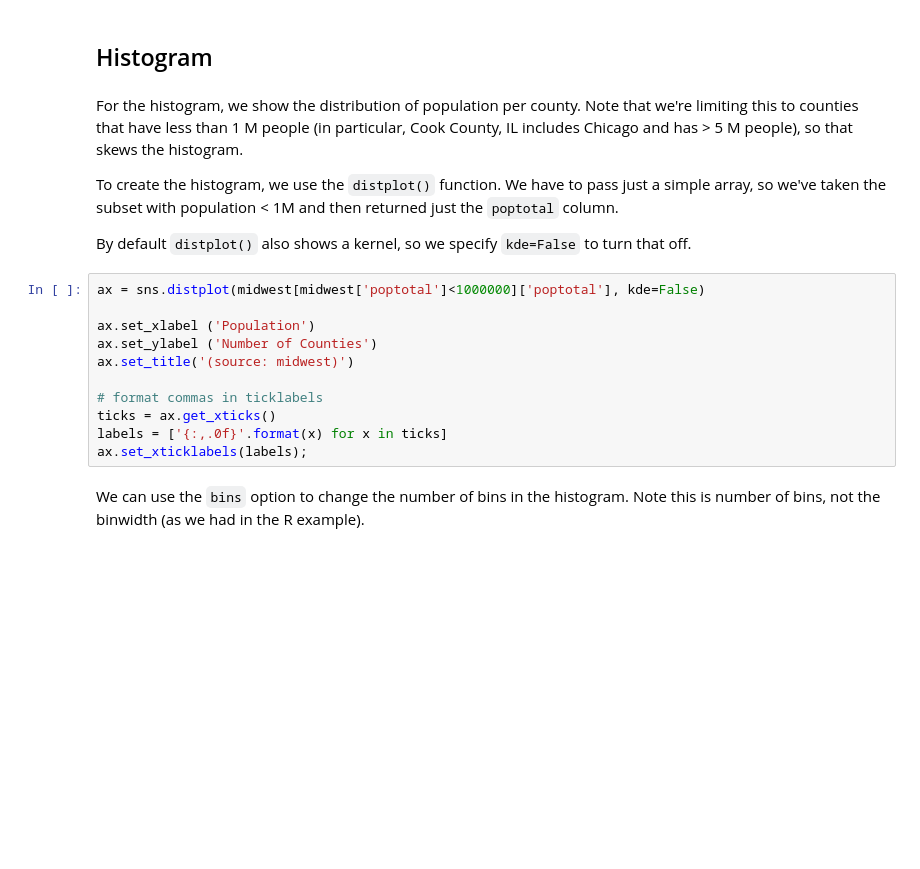
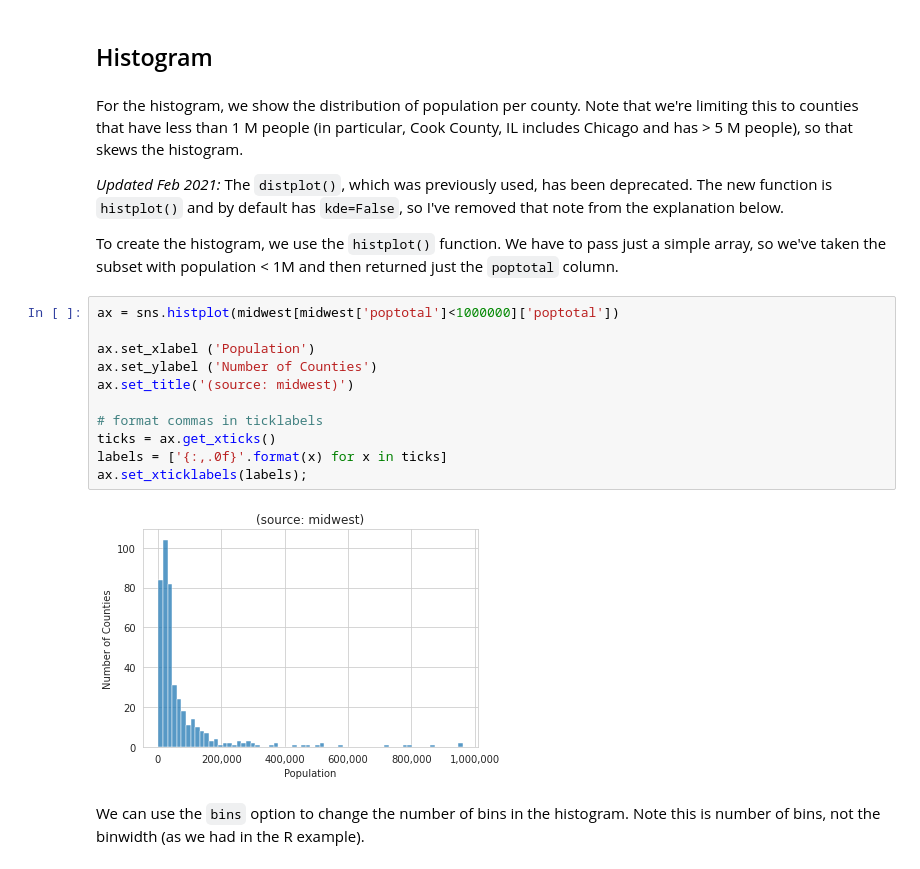
Before and after one commit to odu-cs432-websci/public, a Jupyter notebook: Mod_03_InfoVis_Python.ipynb, the cells around one changed output. Drawn from its saved outputs; the diff is of its cells as text; blank space fills up the shorter version.

```diff
--- a/Mod_03_InfoVis_Python.ipynb
+++ b/Mod_03_InfoVis_Python.ipynb
@@ -171,20 +181,22 @@ g = sns.pairplot(midwest, vars=['area', 'poptotal', 'popdensity'])
 # %% [markdown]
 For the histogram, we show the distribution of population per county. Note that we're limiting this to counties that have less than 1 M people (in particular, Cook County, IL includes Chicago and has > 5 M people), so that skews the histogram.
 
-To create the histogram, we use the `distplot()` function. We have to pass just a simple array, so we've taken the subset with population < 1M and then returned just the `poptotal` column.
+*Updated Feb 2021:* The `distplot()`, which was previously used, has been deprecated.  The new function is `histplot()` and by default has `kde=False`, so I've removed that note from the explanation below.
 
-By default `distplot()` also shows a kernel, so we specify `kde=False` to turn that off.
+To create the histogram, we use the `histplot()` function. We have to pass just a simple array, so we've taken the subset with population < 1M and then returned just the `poptotal` column.
 # %%
-ax = sns.distplot(midwest[midwest['poptotal']<1000000]['poptotal'], kde=False)
+ax = sns.histplot(midwest[midwest['poptotal']<1000000]['poptotal'])
 
 ax.set_xlabel ('Population')
 ax.set_ylabel ('Number of Counties')
 ax.set_title('(source: midwest)')
 
 # format commas in ticklabels
 ticks = ax.get_xticks()
 labels = ['{:,.0f}'.format(x) for x in ticks]
 ax.set_xticklabels(labels);
+# %% [output]
+[figure, added]
 # %% [markdown]
 We can use the `bins` option to change the number of bins in the histogram.  Note this is number of bins, not the binwidth (as we had in the R example).
 # %%
```
Also changed, not shown: parts of 25 cells of this notebook.
